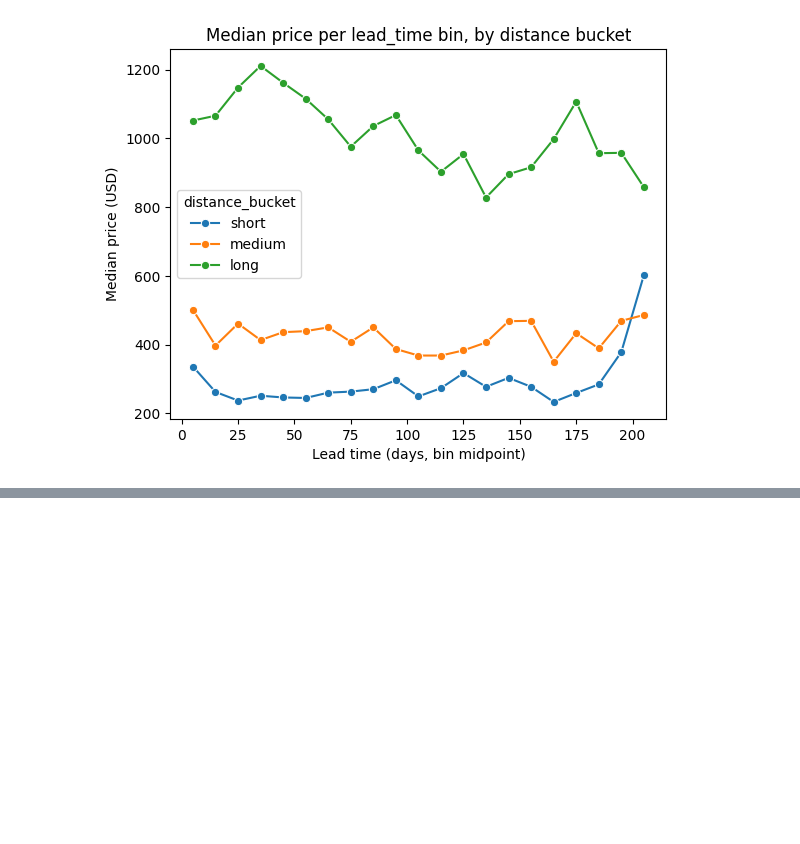
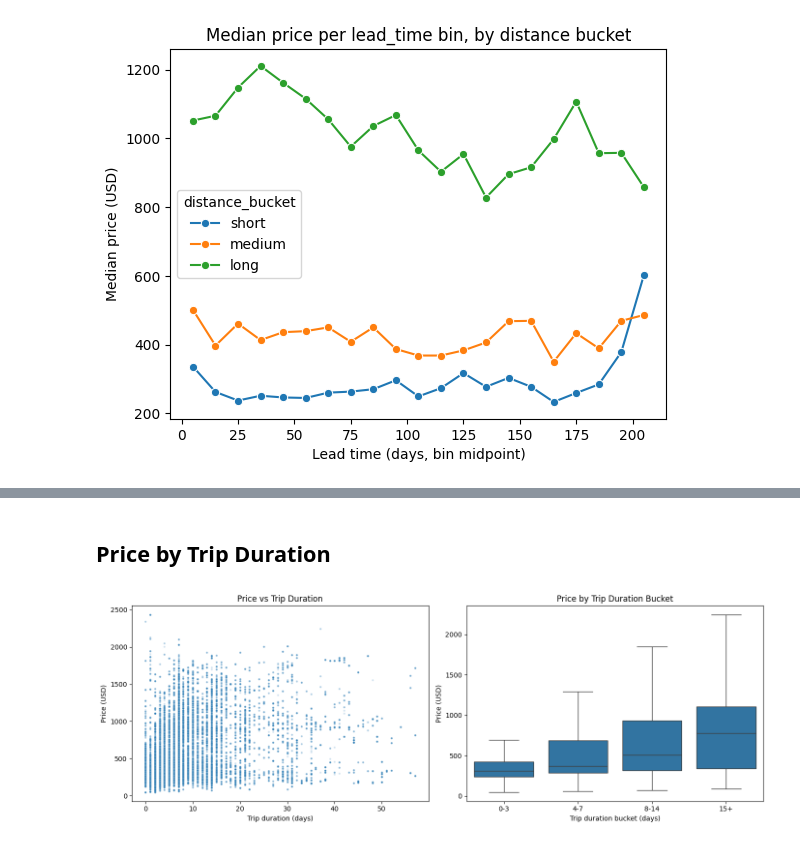
Before and after one commit to Quaden2307/flight-price-predictor, a Jupyter notebook: notebooks/03_live_data_visualization.ipynb, the cells around one changed output, grey strips where cells are left out. Drawn from its saved outputs; the diff is of its cells as text; code cells hidden in the pictures; blank space fills up the shorter version.

```diff
--- a/notebooks/03_live_data_visualization.ipynb
+++ b/notebooks/03_live_data_visualization.ipynb
@@ -152,0 +180,21 @@ plt.show()
+# %% [markdown]
+## Price by Trip Duration
+# %%
+# Scatter for the full view, plus a binned boxplot to see the trend cleanly
+fig, axes = plt.subplots(1, 2, figsize=(14, 5))
+
+sns.scatterplot(data=df, x="trip_duration_days", y="price", s=8, alpha=0.2, ax=axes[0])
+axes[0].set_title("Price vs Trip Duration")
+axes[0].set_xlabel("Trip duration (days)")
+axes[0].set_ylabel("Price (USD)")
+
+df["duration_bucket"] = pd.cut(df["trip_duration_days"], bins=[-1, 3, 7, 14, 60], labels=["0-3", "4-7", "8-14", "15+"])
+sns.boxplot(data=df, x="duration_bucket", y="price", order=["0-3", "4-7", "8-14", "15+"], showfliers=False, ax=axes[1])
+axes[1].set_title("Price by Trip Duration Bucket")
+axes[1].set_xlabel("Trip duration bucket (days)")
+axes[1].set_ylabel("Price (USD)")
+
+plt.tight_layout()
+plt.show()
+# %% [output]
+[figure, added]
```
Also changed, not shown: parts of 10 cells of this notebook, 2 other files.
